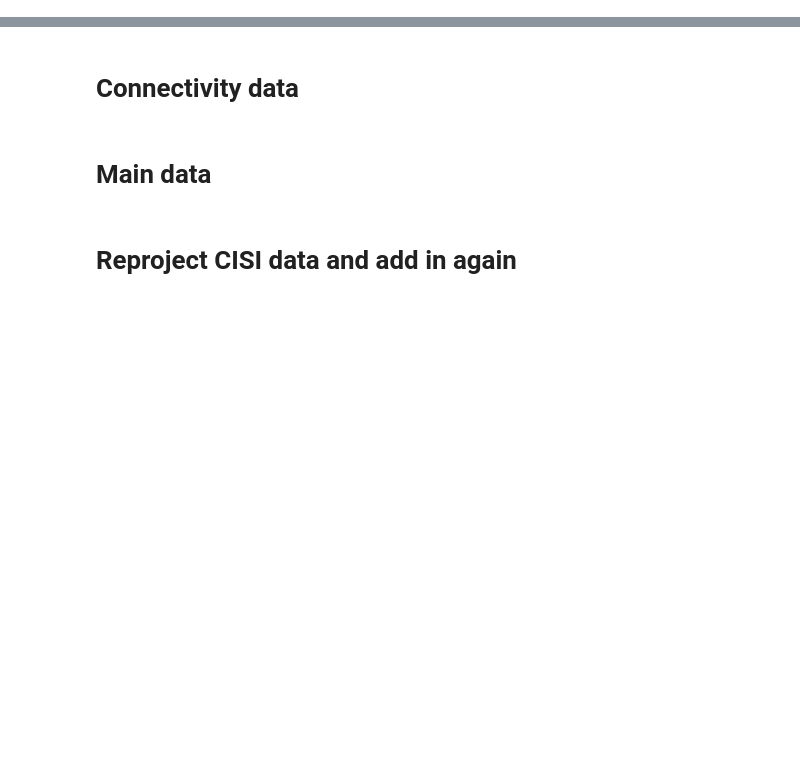
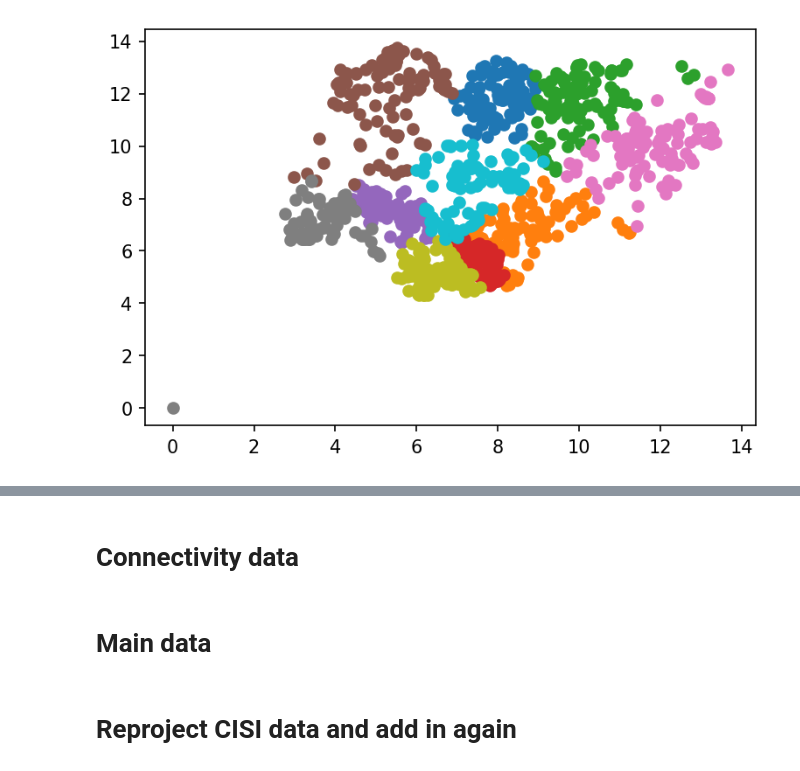
Before and after one commit to DSSGxUK/s22_savethechildren, a Jupyter notebook: notebooks/data_cleaning_v2.ipynb, the cells around one changed output, grey strips where cells are left out. Saved outputs shown, nothing was run; the diff lists cells and outputs as text; code cells hidden in the pictures; blank space fills up the shorter version.

```diff
--- a/notebooks/data_cleaning_v2.ipynb
+++ b/notebooks/data_cleaning_v2.ipynb
@@ -15,0 +42,23 @@ from pathlib import Path
+# %%
+base_dir = Path("/Users/johnf/Downloads/higher_res_dssg/")
+all_data = base_dir / "clean_nga_w_autov1.csv"
+thr_data = base_dir / "nga_clean_v2_thr30.csv"
+all_df = pd.read_csv(all_data)
+all_df['name_commuting_zone'] = all_df['name_commuting_zone'].astype('category')
+thr_df = pd.read_csv(thr_data)
+thr_all = all_df.set_index('hex_code').loc[thr_df.hex_code].reset_index()
+# %%
+import seaborn as sns
+k = 10
+N = 1000
+samp_hex = np.random.choice(thr_all['hex_code'], size=N, replace=False)
+labels = np.random.rand(N)
+folds = cv_split(samp_hex,labels=labels,k=k,mode='spatial')
+# sns.distplot(folds,kde=False, bins=k)
+fig,ax = plt.subplots(dpi=150)
+latlongs = np.array([h3.h3_to_geo(hex) for hex in samp_hex])
+for _, test_idxs in folds:
+    ax.scatter(latlongs[test_idxs,1],latlongs[test_idxs,0])
+plt.show()
+# %% [output]
+[figure, added]
```
Also changed, not shown: parts of 4 cells of this notebook, 3 other files.
